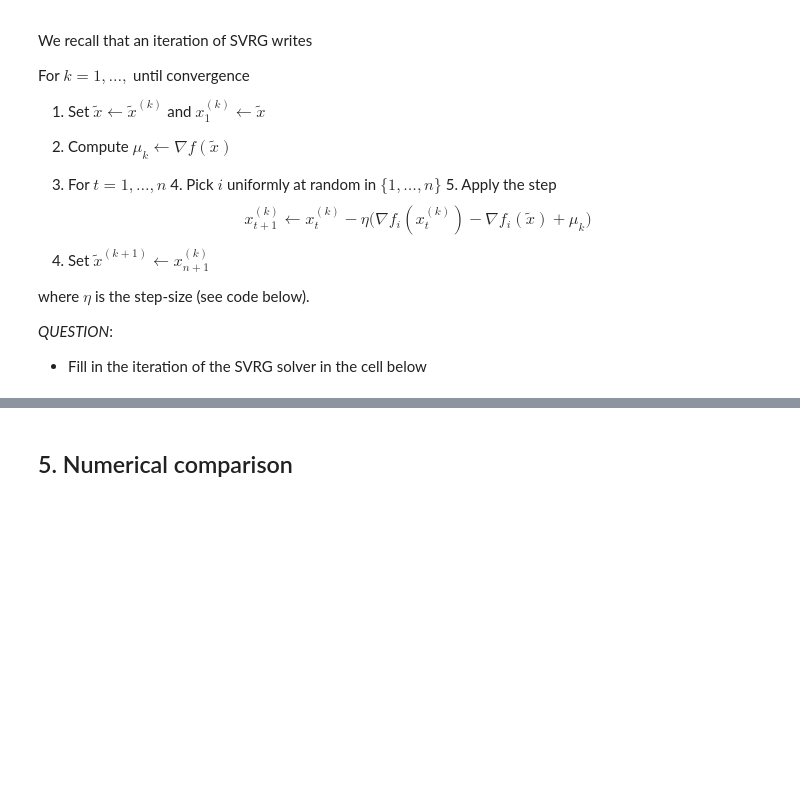
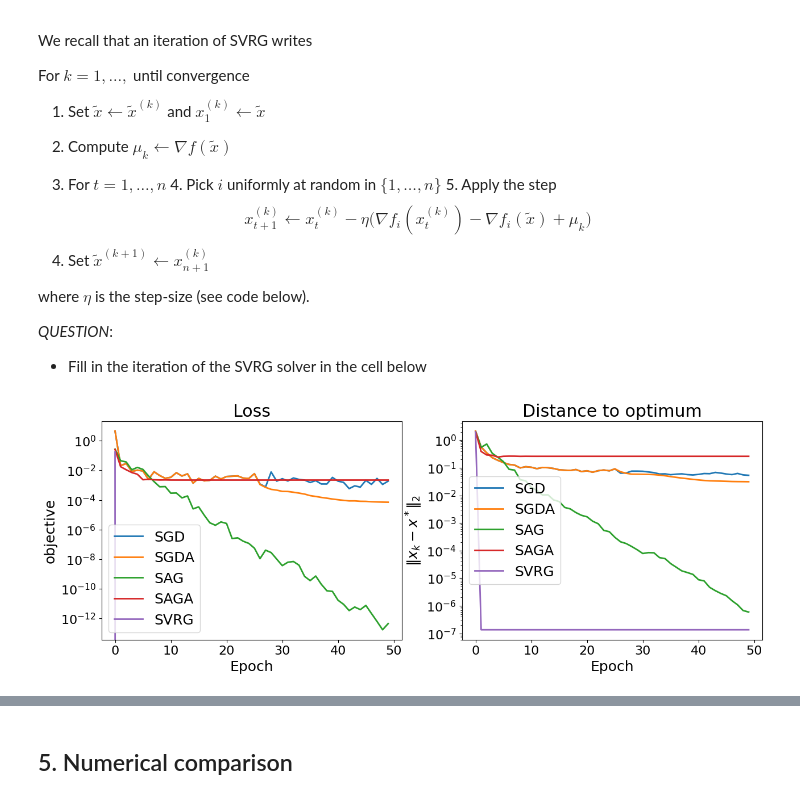
Before and after one commit to BryanBradfo/optimisation-algorithms, a Jupyter notebook: lab2_chen_bryan_and_devilder_alice.ipynb, the cells around one changed output, grey strips where cells are left out. Saved outputs shown, nothing was run; the diff lists cells and outputs as text; code cells hidden in the pictures; blank space fills up the shorter version.

Commit message:
Updated a bit the notebook to see the plot

```diff
--- a/lab2_chen_bryan_and_devilder_alice.ipynb
+++ b/lab2_chen_bryan_and_devilder_alice.ipynb
@@ -780,10 +780,10 @@ def svrg(x_init, random_indices, grad, grad_i, n_iter=100, step=1., store_every=
     for idx in range(n_iter):
 
         ### TODO
-        x = x_old.copy()
+        # x = x_old.copy()
         mu_k = grad(x_old, *args)
 
-        for t in range(x.shape[0]):
+        for t in range(n):
             i = random_indices[t]
             x -= step * (grad_i(i, x, *args) - grad_i(i, x_old, *args) + mu_k)
 
@@ -798,12 +798,14 @@ x_init = np.zeros(d)
 monitor_svrg = monitor(svrg, loss, x_min, (A, b ,lbda))
 monitor_svrg.run(x_init, random_indices, grad, grad_i, n_iter * n, step, args=(A, b, lbda))
 # %%
-# monitors = [monitor_sgd, monitor_sgda, monitor_sag, monitor_saga, monitor_svrg]
-monitors = [monitor_sgd, monitor_sgda, monitor_sag, monitor_saga]
+monitors = [monitor_sgd, monitor_sgda, monitor_sag, monitor_saga, monitor_svrg]
+# monitors = [monitor_sgd, monitor_sgda, monitor_sag, monitor_saga]
 
-# solvers = ["SGD", "SGDA", "SAG", "SAGA", "SVRG"]
-solvers = ["SGD", "SGDA", "SAG", "SAGA"]
+solvers = ["SGD", "SGDA", "SAG", "SAGA", "SVRG"]
+# solvers = ["SGD", "SGDA", "SAG", "SAGA"]
 
 plot_epochs(monitors, solvers)
+# %% [output]
+[figure, added]
 # %%
 plot_time(monitors, solvers)
```
Also changed, not shown: parts of 14 cells of this notebook.
